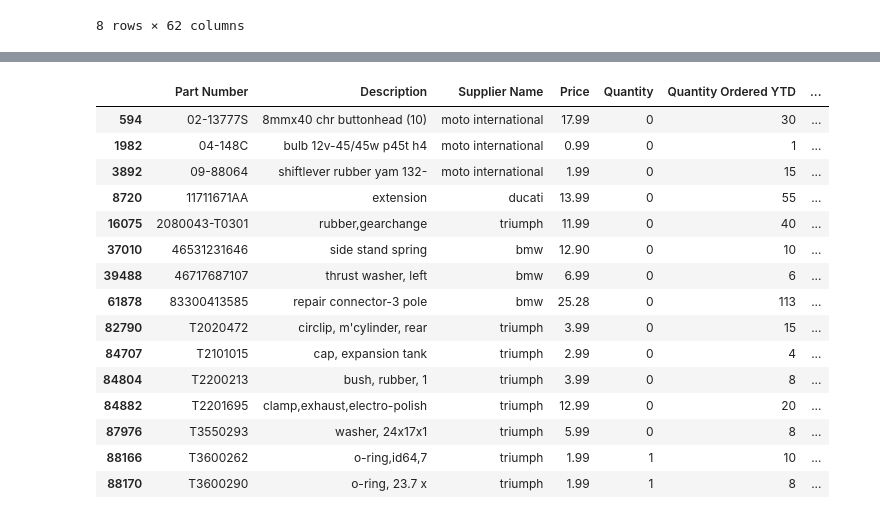
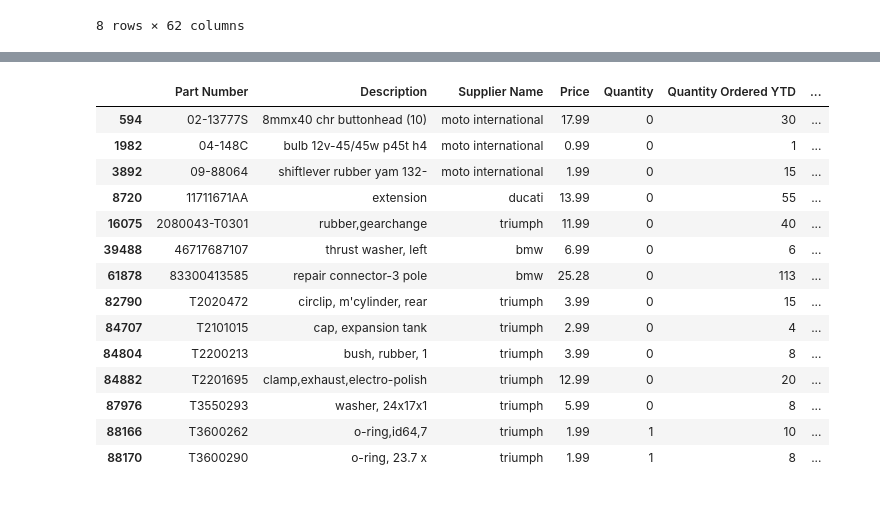
Before and after one commit to skyler22wilson/final_project, a Jupyter notebook: notebooks/data_cleaning.ipynb, the cells around one changed output, grey strips where cells are left out. Saved outputs shown, nothing was run; the diff lists cells and outputs as text; code cells hidden in the pictures.

```diff
--- a/notebooks/data_cleaning.ipynb
+++ b/notebooks/data_cleaning.ipynb
@@ -465,21 +424,26 @@ avg_time_in_inventory = parts_data['Months No Sale']
 import pandas as pd
 import numpy as np
 import math
-from sklearn.compose import ColumnTransformer
-from sklearn.pipeline import Pipeline
-from sklearn.preprocessing import FunctionTransformer
 
 # Define functions
-def calculate_demand(sales_data, alpha):
-    initial_forecast = sales_data * 1.15
-    forecast = alpha * sales_data + (1 - alpha) * initial_forecast
+def calculate_demand(sales_data, alpha, beta, gamma):
+    n = len(sales_data)
+    forecast = [None] * n
+
+    # Initialize the first forecast using the initial value
+    forecast[0] = sales_data[0]
+
+    # Calculate the forecasts for the rest of the time periods
+    for t in range(1, n):
+        forecast[t] = alpha * sales_data[t] + (1 - alpha) * (forecast[t - 1] + beta * (sales_data[t] - forecast[t - 1])) + gamma * (sales_data[t] - forecast[t - 1])
+
     return forecast
 
 def calculate_ordering_cost(order_quantity, fixed_ordering_costs, carrying_cost_rate, avg_lead_time_days, sales_data):
-    lead_time_demand = (sales_data / len(sales_data)) * avg_lead_time_days
+    lead_time_demand = sales_data/len(sales_data) * avg_lead_time_days
     carrying_costs_lead_time = 0.5 * carrying_cost_rate * lead_time_demand
     total_ordering_costs = fixed_ordering_costs + carrying_costs_lead_time * order_quantity
-    return total_ordering_costs
+    return total_ordering_costs.fillna(0)
 
 def calculate_carrying_cost(average_inventory_level, carrying_cost_rate, avg_time_in_inventory, depreciation):
     carrying_cost = (
@@ -489,23 +453,26 @@ def calculate_carrying_cost(average_inventory_level, carrying_cost_rate, avg_tim
     return carrying_cost
 
 def calculate_eoq(row):
-    if row['Carrying Cost'] > 0:
-        return math.sqrt((2 * row['Demand'] * row['Ordering Cost']) / row['Carrying Cost'])
+    if row['Carrying Cost'] == 0:
+        eoq = np.abs(row['Demand']) * math.sqrt(2 * row['Ordering Cost'])
     else:
-        return row['Demand'] * math.sqrt(2 * row['Ordering Cost'])
+        eoq = math.sqrt((2 * np.abs(row['Demand']) * row['Ordering Cost']) / row['Carrying Cost'])
 
-complete_parts_data['Demand'] = calculate_demand(complete_parts_data['Sales - This Year'], alpha=0.2163157894736842)
-complete_parts_data['Ordering Cost'] = calculate_ordering_costs(
+    return eoq
+
+parts_data['Demand'] = calculate_demand(parts_data['Sales - This Year'], alpha=0.7557894736842105, beta=0.1, gamma=0.4278947368421052)
+parts_data['Ordering Cost'] = calculate_ordering_cost(
     order_quantity=parts_data['Quantity Ordered YTD'].sum(),
     fixed_ordering_costs=parts_data['Total Cost'] * 0.3,
     carrying_cost_rate=0.20,
     avg_lead_time_days=14,
     sales_data=parts_data['Sales - This Year']
 )
-complete_parts_data['Carrying Cost'] = calculate_carrying_cost(
-    average_inventory_level=complete_parts_data['Average Inventory'].abs(),
+parts_data['Carrying Cost'] = calculate_carrying_cost(
+    average_inventory_level=parts_data['Average Inventory'].abs(),
     carrying_cost_rate=0.125,
     avg_time_in_inventory=parts_data['Months No Sale'],
     depreciation=0.1
 )
-complete_parts_data['EOQ'] = complete_parts_data.apply(calculate_eoq, axis=1)
+parts_data['EOQ'] = parts_data.apply(calculate_eoq, axis=1)
+parts_data['EOQ'] = parts_data['EOQ'].fillna(0)
@@ -512,22 +495,21 @@ complete_parts_data['EOQ'] = complete_parts_data.apply(calculate_eoq, axis=1)
 # %%
-turnover_mask = parts_data_funct['Turnover'] < 0
+turnover_mask = parts_data['Turnover'] < 0
 cols_to_use = ['Part Number', 'Description', 'Supplier Name','Price', 'Quantity',
                'Quantity Ordered YTD','Quantity Received YTD','Cost Per Unit', 'COGS',
                'Starting Inventory', 'Ending Inventory', 'Average Inventory', 'Sales Last 3 Months', 'Sales Last 6 Months', 'Sales Last 9 Months',
                'Sales - This Year', 'Months No Sale',
                'Turnover', 'Demand', 'EOQ']
 
-negative_turn = parts_data_funct[turnover_mask][cols_to_use]
+negative_turn = parts_data[turnover_mask][cols_to_use]
 negative_turn.to_csv('/Users/skylerwilson/Desktop/Lighthouse_Labs/Projects/final_project/data/Dealership_Data/negative_turn.csv')
 negative_turn
 # %% [output]
 |  | Part Number | Description | Supplier Name | Price | Quantity | Quantity Ordered YTD | ... |
 | 594 | 02-13777S | 8mmx40 chr buttonhead (10) | moto international | 17.99 | 0 | 30 | ... |
 | 1982 | 04-148C | bulb 12v-45/45w p45t h4 | moto international | 0.99 | 0 | 1 | ... |
 | 3892 | 09-88064 | shiftlever rubber yam 132- | moto international | 1.99 | 0 | 15 | ... |
 | 8720 | 11711671AA | extension | ducati | 13.99 | 0 | 55 | ... |
 | 16075 | 2080043-T0301 | rubber,gearchange | triumph | 11.99 | 0 | 40 | ... |
-| 37010 | 46531231646 | side stand spring | bmw | 12.90 | 0 | 10 | ... |
 | 39488 | 46717687107 | thrust washer, left | bmw | 6.99 | 0 | 6 | ... |
 | 61878 | 83300413585 | repair connector-3 pole | bmw | 25.28 | 0 | 113 | ... |
 | 82790 | T2020472 | circlip, m'cylinder, rear | triumph | 3.99 | 0 | 15 | ... |
```
Also changed, not shown: parts of 19 cells of this notebook, 20 other files.
